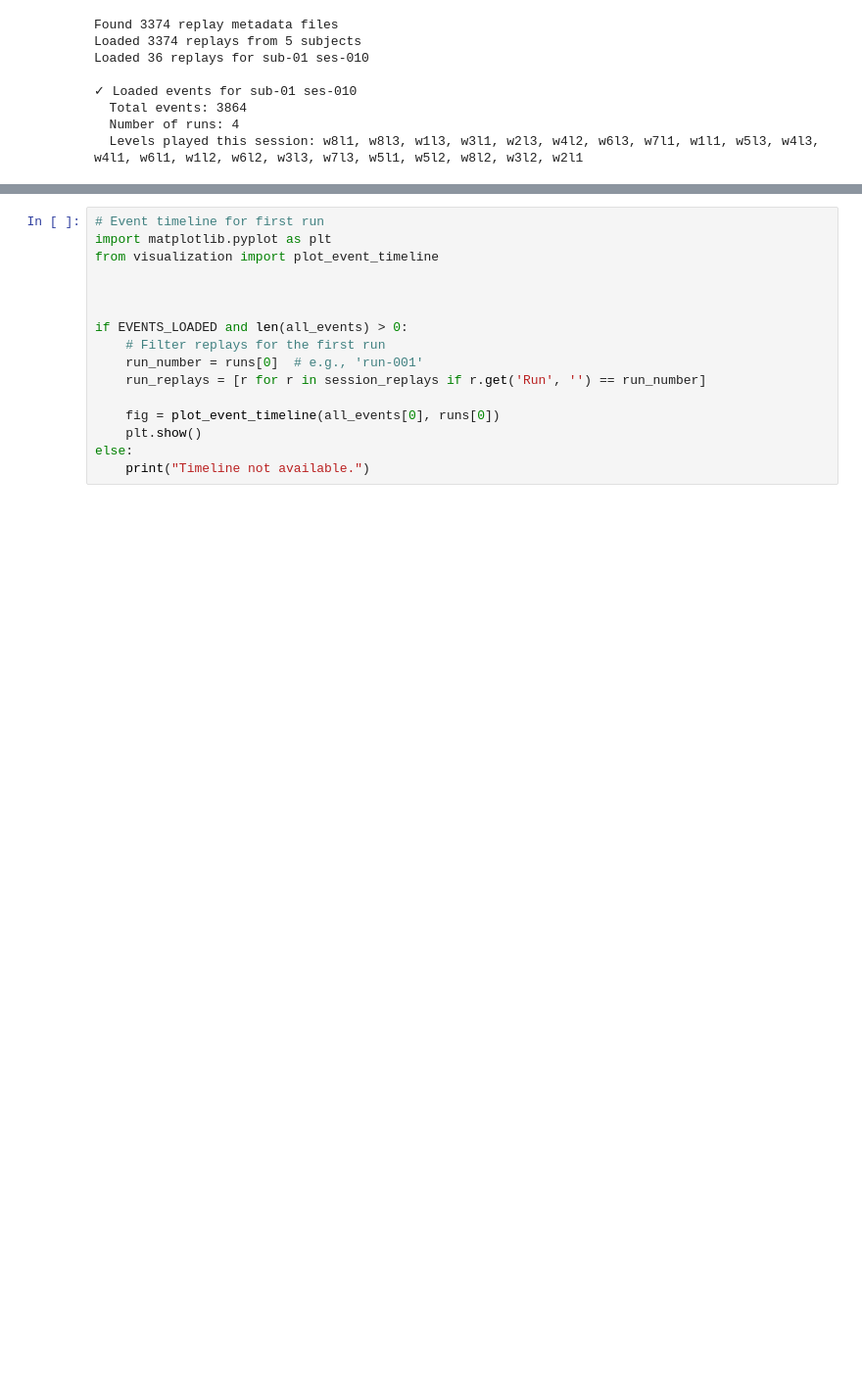
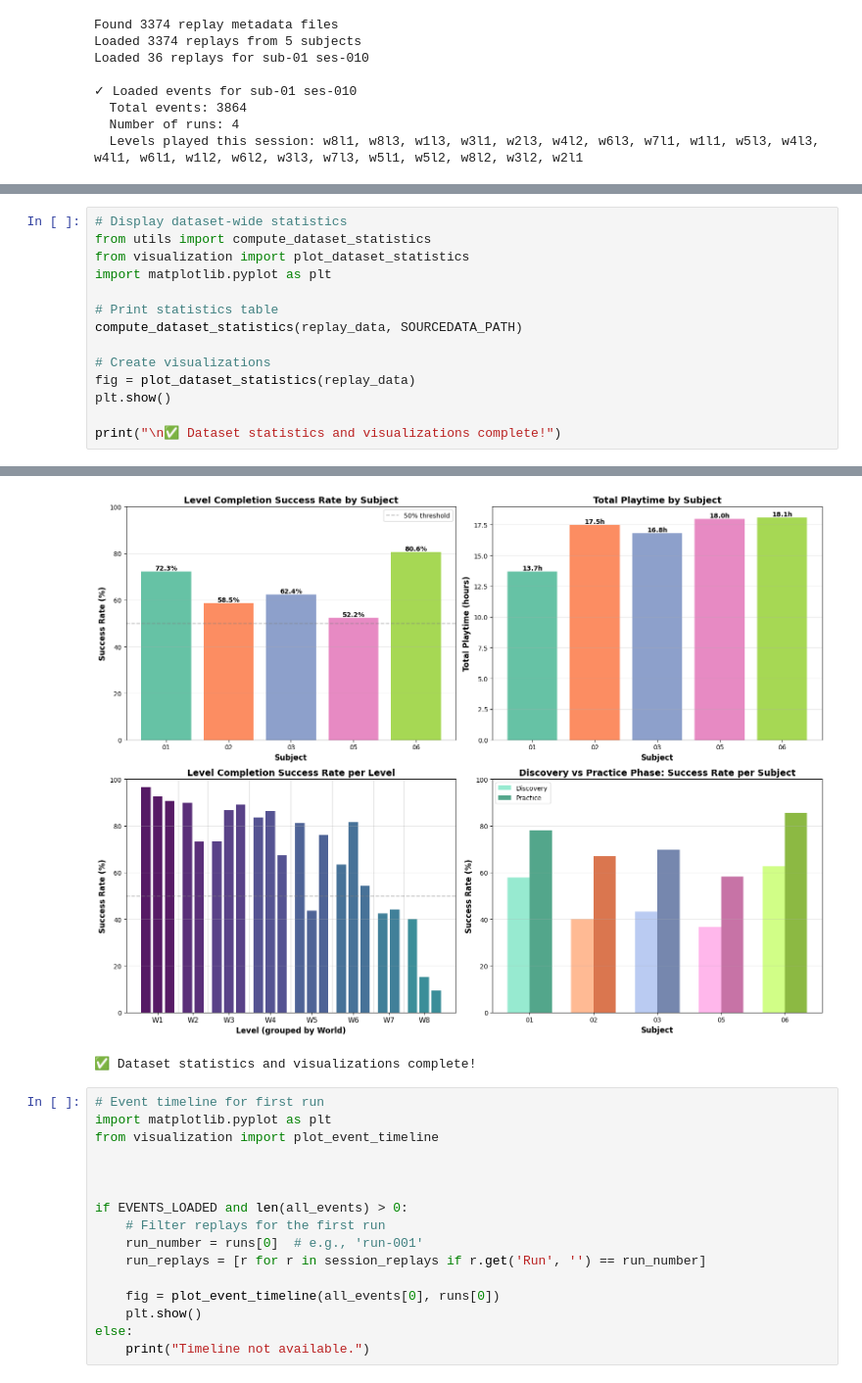
Before and after one commit to courtois-neuromod/mario.tutorials, a Jupyter notebook: notebooks/00_dataset_overview.ipynb, the cells around one changed output, grey strips where cells are left out. Shown at 98% size. Drawn from its saved outputs; the diff is of its cells as text; blank space fills up the shorter version.

Commit message:
adjusted notebook titles and 00 visualization

```diff
--- a/notebooks/00_dataset_overview.ipynb
+++ b/notebooks/00_dataset_overview.ipynb
@@ -345,0 +350,15 @@ Loaded 36 replays for sub-01 ses-010
+# %%
+# Display dataset-wide statistics
+from utils import compute_dataset_statistics
+from visualization import plot_dataset_statistics
+import matplotlib.pyplot as plt
+
+# Print statistics table
+compute_dataset_statistics(replay_data, SOURCEDATA_PATH)
+
+# Create visualizations
+fig = plot_dataset_statistics(replay_data)
+plt.show()
+
+print("\n✅ Dataset statistics and visualizations complete!")
+# %% [output]
@@ -346,3 +382,5 @@ Loaded 36 replays for sub-01 ses-010
+[figure, added]
+✅ Dataset statistics and visualizations complete!
 # %%
 # Event timeline for first run
 import matplotlib.pyplot as plt
```
Also changed, not shown: parts of 3 cells of this notebook, 4 other files.
